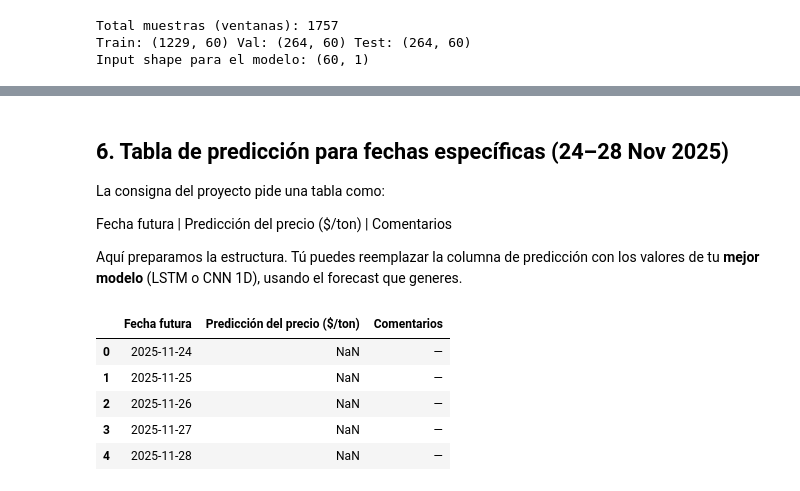
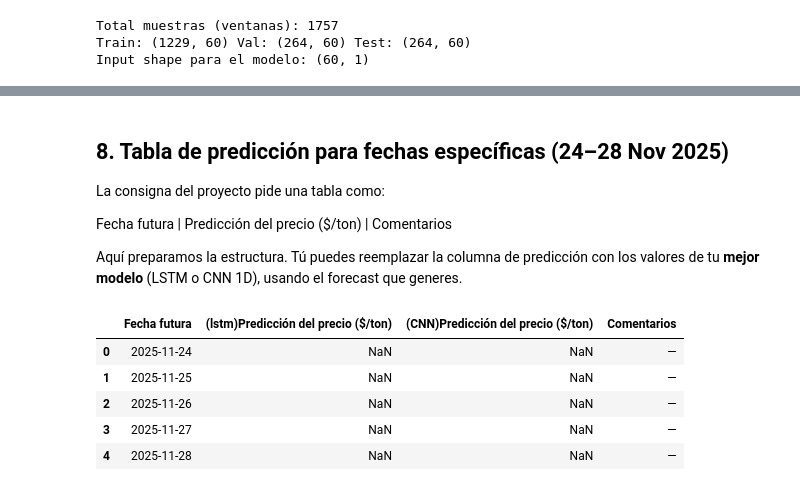
Before and after one commit to XTEP63/Examen-3-Polipropileno, a Jupyter notebook: polipropileno_prediccion_cnn_lstm.ipynb, the cells around one changed output, grey strips where cells are left out. Cells and saved outputs as stored; diff of their text form; code cells hidden in the pictures.

```diff
--- a/polipropileno_prediccion_cnn_lstm.ipynb
+++ b/polipropileno_prediccion_cnn_lstm.ipynb
@@ -837,5 +796,5 @@ Epoch 6/30
 # %% [markdown]
-## 6. Tabla de predicción para fechas específicas (24–28 Nov 2025)
+## 8. Tabla de predicción para fechas específicas (24–28 Nov 2025)
 
 La consigna del proyecto pide una tabla como:
 
@@ -846,17 +805,18 @@ valores de tu **mejor modelo** (LSTM o CNN 1D), usando el forecast que generes.
 # %%
 # Tabla vacía con la estructura sugerida para el reporte final
 
 tabla_5d = pd.DataFrame({
     "Fecha futura": TARGET_DATES_5D,
-    "Predicción del precio ($/ton)": [np.nan] * len(TARGET_DATES_5D),
+    "(lstm)Predicción del precio ($/ton)": [np.nan] * len(TARGET_DATES_5D),
+    "(CNN)Predicción del precio ($/ton)": [np.nan] * len(TARGET_DATES_5D),
     "Comentarios": ["—"] * len(TARGET_DATES_5D)
 })
 
 tabla_5d
 # %% [output]
-|  | Fecha futura | Predicción del precio ($/ton) | Comentarios |
-| 0 | 2025-11-24 | NaN | — |
-| 1 | 2025-11-25 | NaN | — |
-| 2 | 2025-11-26 | NaN | — |
-| 3 | 2025-11-27 | NaN | — |
-| 4 | 2025-11-28 | NaN | — |
+|  | Fecha futura | (lstm)Predicción del precio ($/ton) | (CNN)Predicción del precio ($/ton) | Comentarios |
+| 0 | 2025-11-24 | NaN | NaN | — |
+| 1 | 2025-11-25 | NaN | NaN | — |
+| 2 | 2025-11-26 | NaN | NaN | — |
+| 3 | 2025-11-27 | NaN | NaN | — |
+| 4 | 2025-11-28 | NaN | NaN | — |
```
Also changed, not shown: parts of 23 cells of this notebook.
